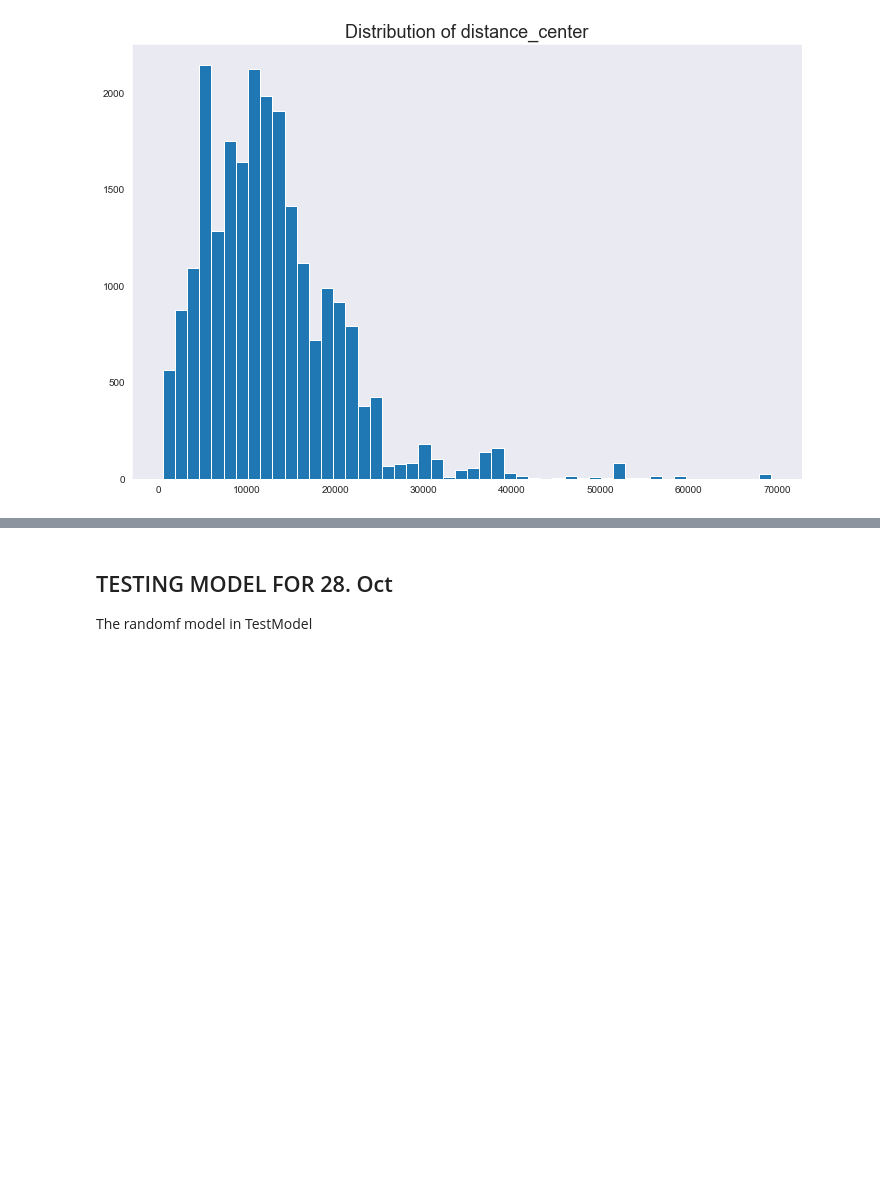
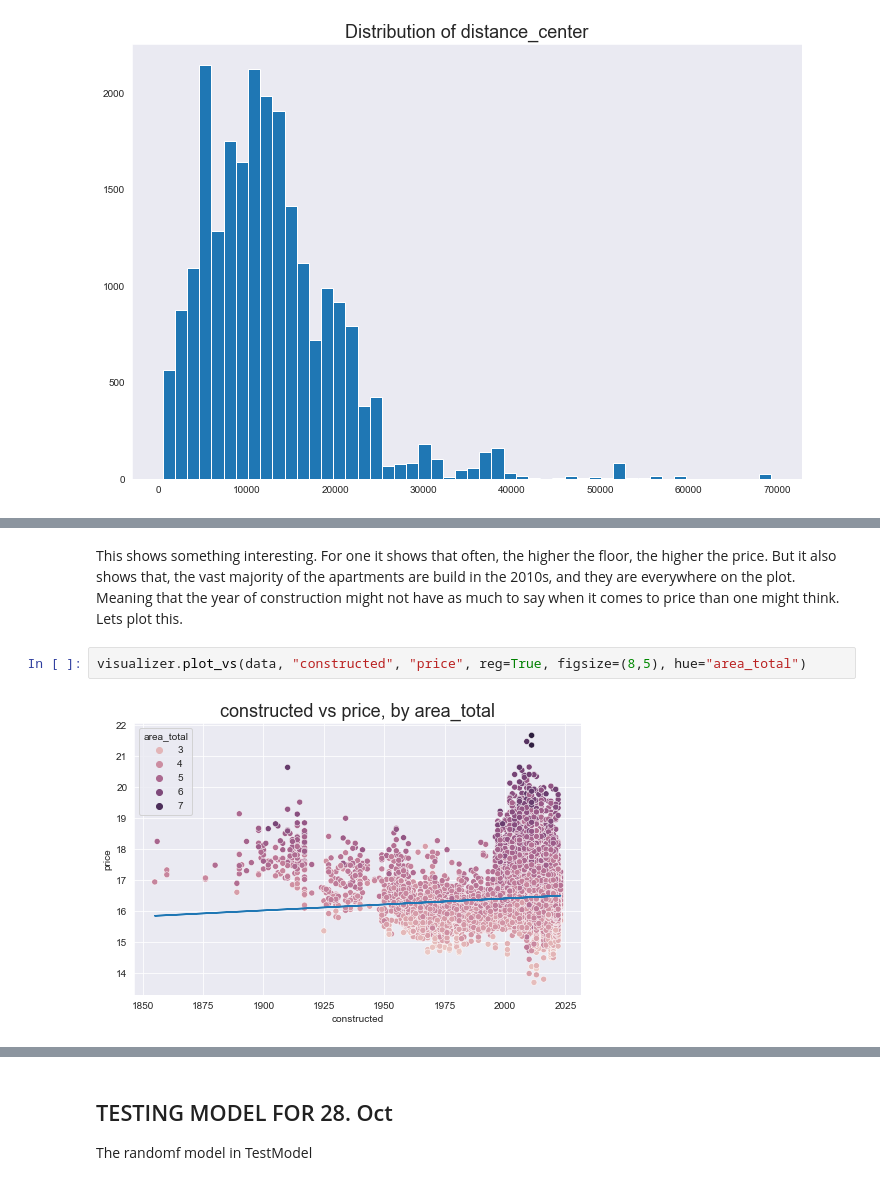
Before and after one commit to Olaussen/TDT4173_group69, a Jupyter notebook: src/notebook.ipynb, the cells around one changed output, grey strips where cells are left out. Cells and saved outputs as stored; diff of their text form; blank space fills up the shorter version.

```diff
--- a/src/notebook.ipynb
+++ b/src/notebook.ipynb
@@ -256,0 +287,6 @@ visualizer.plot_distribution(data, "distance_center")
+# %% [markdown]
+This shows something interesting. For one it shows that often, the higher the floor, the higher the price. But it also shows that, the vast majority of the apartments are build in the 2010s, and they are everywhere on the plot. Meaning that the year of construction might not have as much to say when it comes to price than one might think. Lets plot this.
+# %%
+visualizer.plot_vs(data, "constructed", "price", reg=True, figsize=(8,5), hue="area_total")
+# %% [output]
+[figure, added]
```
Also changed, not shown: parts of 29 cells of this notebook, 5 other files.
